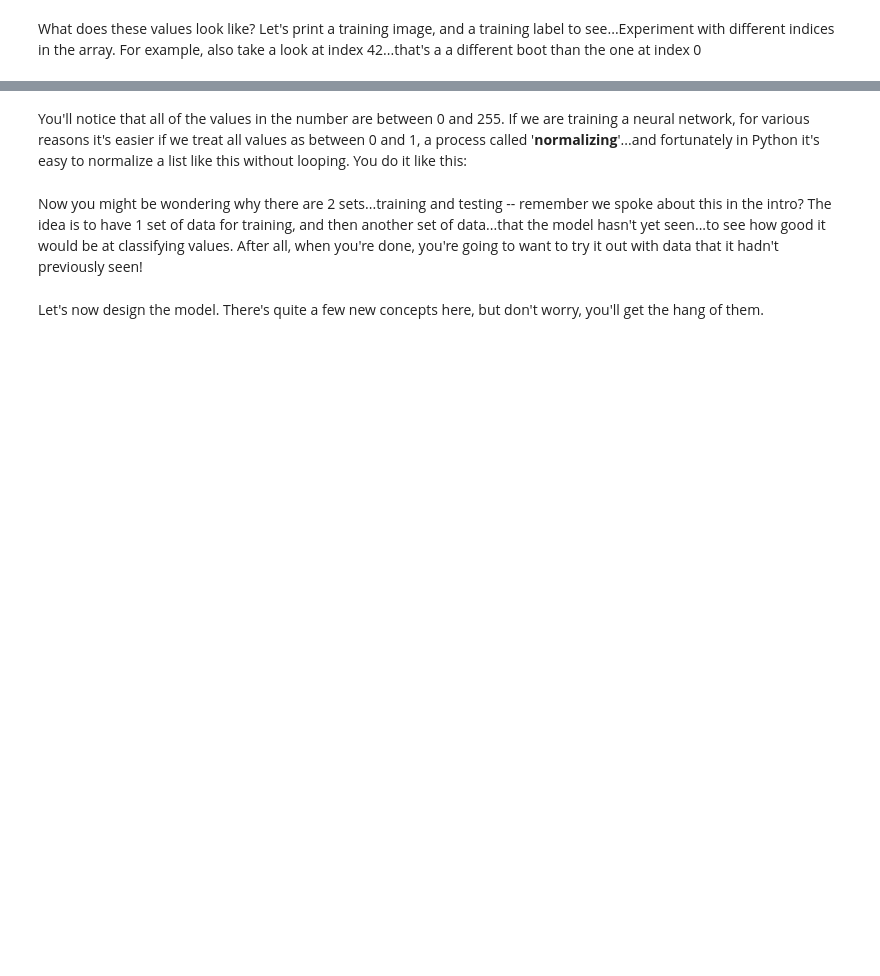
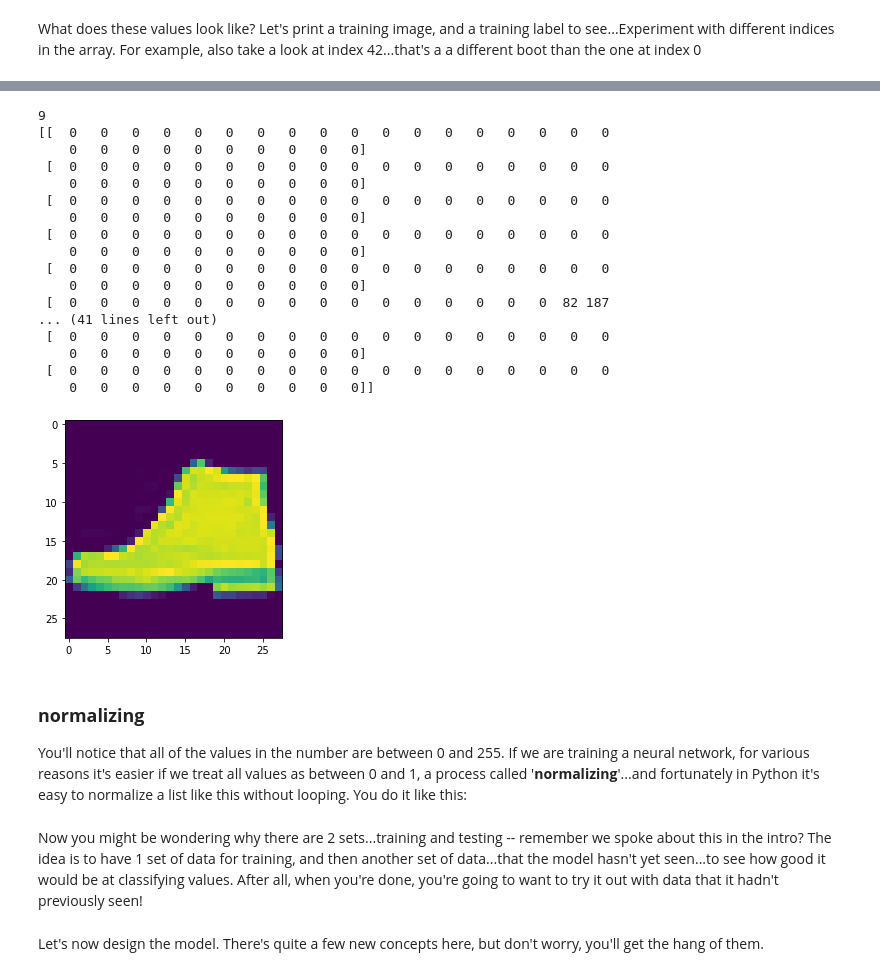
Before and after one commit to lipengyuan1994/Tensorflow-Developer, a Jupyter notebook: Introduction to TensorFlow for Artificial Intelligence, Machine Learning, and Deep Learning/A Computer Vision Example.ipynb, the cells around one changed output, grey strips where cells are left out. Saved outputs shown, nothing was run; the diff lists cells and outputs as text; code cells hidden in the pictures; blank space fills up the shorter version.

```diff
--- a/Introduction to TensorFlow for Artificial Intelligence, Machine Learning, and Deep Learning/A Computer Vision Example.ipynb
+++ b/Introduction to TensorFlow for Artificial Intelligence, Machine Learning, and Deep Learning/A Computer Vision Example.ipynb
@@ -30,4 +58,29 @@ print(training_images[0])
+# %%
+plt.imshow(training_images[42])
+print(training_labels[42])
+print(training_images[42])
+# %% [output]
+9
+[[  0   0   0   0   0   0   0   0   0   0   0   0   0   0   0   0   0   0
+    0   0   0   0   0   0   0   0   0   0]
+ [  0   0   0   0   0   0   0   0   0   0   0   0   0   0   0   0   0   0
+    0   0   0   0   0   0   0   0   0   0]
+ [  0   0   0   0   0   0   0   0   0   0   0   0   0   0   0   0   0   0
+    0   0   0   0   0   0   0   0   0   0]
+ [  0   0   0   0   0   0   0   0   0   0   0   0   0   0   0   0   0   0
+    0   0   0   0   0   0   0   0   0   0]
+ [  0   0   0   0   0   0   0   0   0   0   0   0   0   0   0   0   0   0
+    0   0   0   0   0   0   0   0   0   0]
+ [  0   0   0   0   0   0   0   0   0   0   0   0   0   0   0   0  82 187
+... (41 lines left out)
+ [  0   0   0   0   0   0   0   0   0   0   0   0   0   0   0   0   0   0
+    0   0   0   0   0   0   0   0   0   0]
+ [  0   0   0   0   0   0   0   0   0   0   0   0   0   0   0   0   0   0
+    0   0   0   0   0   0   0   0   0   0]]
+[figure, added]
 # %% [markdown]
+### **normalizing**
+
 You'll notice that all of the values in the number are between 0 and 255. If we are training a neural network, for various reasons it's easier if we treat all values as between 0 and 1, a process called '**normalizing**'...and fortunately in Python it's easy to normalize a list like this without looping. You do it like this:
 # %%
 training_images  = training_images / 255.0
```
Also changed, not shown: parts of 24 cells of this notebook, 15 other files.
